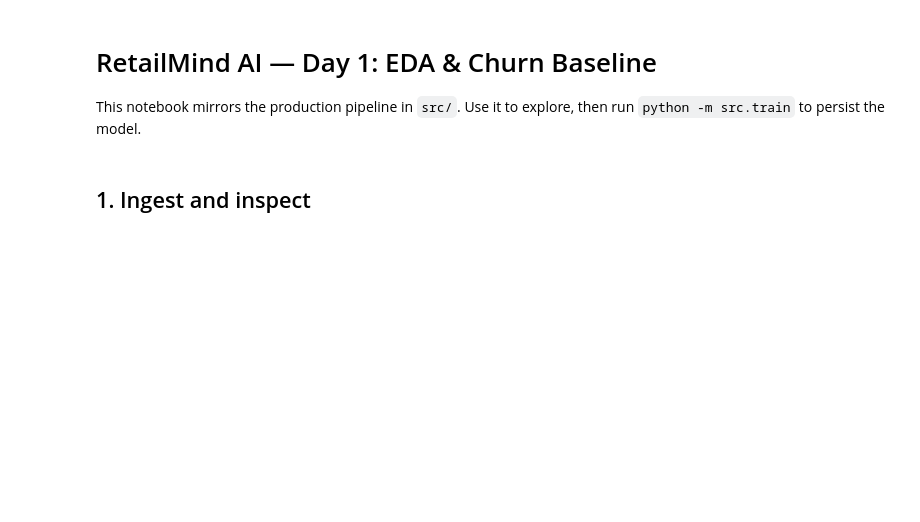
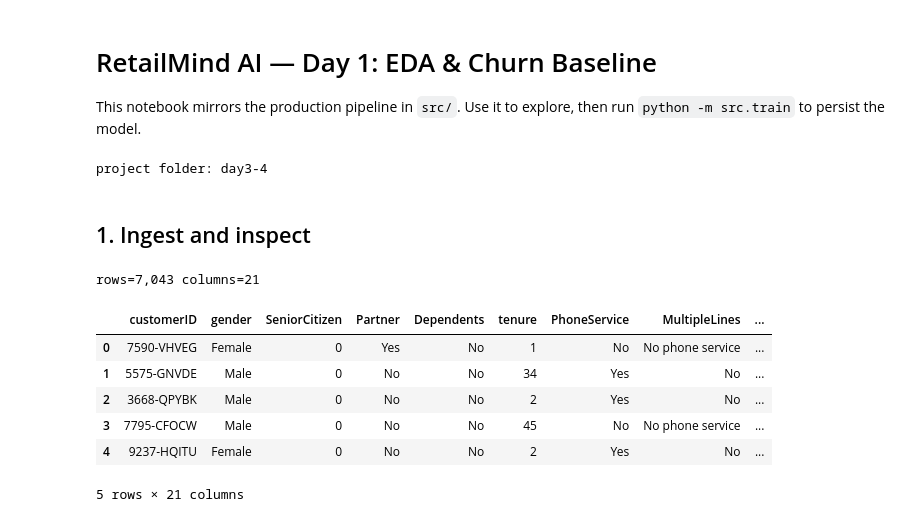
Before and after one commit to shriyashsawant/retailmind-ai, a Jupyter notebook: notebooks/01_eda_and_baseline.ipynb, the cells around one changed output. Cells and saved outputs as stored; diff of their text form; code cells hidden in the pictures; blank space fills up the shorter version.

Commit message:
Fix Day 1 notebook: use the current src functions and re-run it

```diff
--- a/notebooks/01_eda_and_baseline.ipynb
+++ b/notebooks/01_eda_and_baseline.ipynb
@@ -18,9 +5,30 @@ from src.pipeline import build_pipeline
+# %%
+# Work from the project root so the `src` package can be imported
+import os, sys
+ROOT = os.path.abspath("..") if os.path.basename(os.getcwd()) == "notebooks" else os.getcwd()
+os.chdir(ROOT)
+sys.path.insert(0, ROOT)
+print("project folder:", os.path.basename(ROOT))
+# %% [output]
+project folder: day3-4
 # %% [markdown]
 ## 1. Ingest and inspect
 # %%
-raw = load_raw()
+import pandas as pd
+from src.data import load_data
+
+raw = load_data()
 print(f"rows={len(raw):,} columns={raw.shape[1]}")
 raw.head()
+# %% [output]
+rows=7,043 columns=21
+|  | customerID | gender | SeniorCitizen | Partner | Dependents | tenure | PhoneService | MultipleLines | ... |
+| 0 | 7590-VHVEG | Female | 0 | Yes | No | 1 | No | No phone service | ... |
+| 1 | 5575-GNVDE | Male | 0 | No | No | 34 | Yes | No | ... |
+| 2 | 3668-QPYBK | Male | 0 | No | No | 2 | Yes | No | ... |
+| 3 | 7795-CFOCW | Male | 0 | No | No | 45 | No | No phone service | ... |
+| 4 | 9237-HQITU | Female | 0 | No | No | 2 | Yes | No | ... |
+5 rows × 21 columns
 # %%
 schema = pd.DataFrame({"dtype": raw.dtypes.astype(str)})
 display(schema)
```
Also changed, not shown: parts of 13 cells of this notebook.
